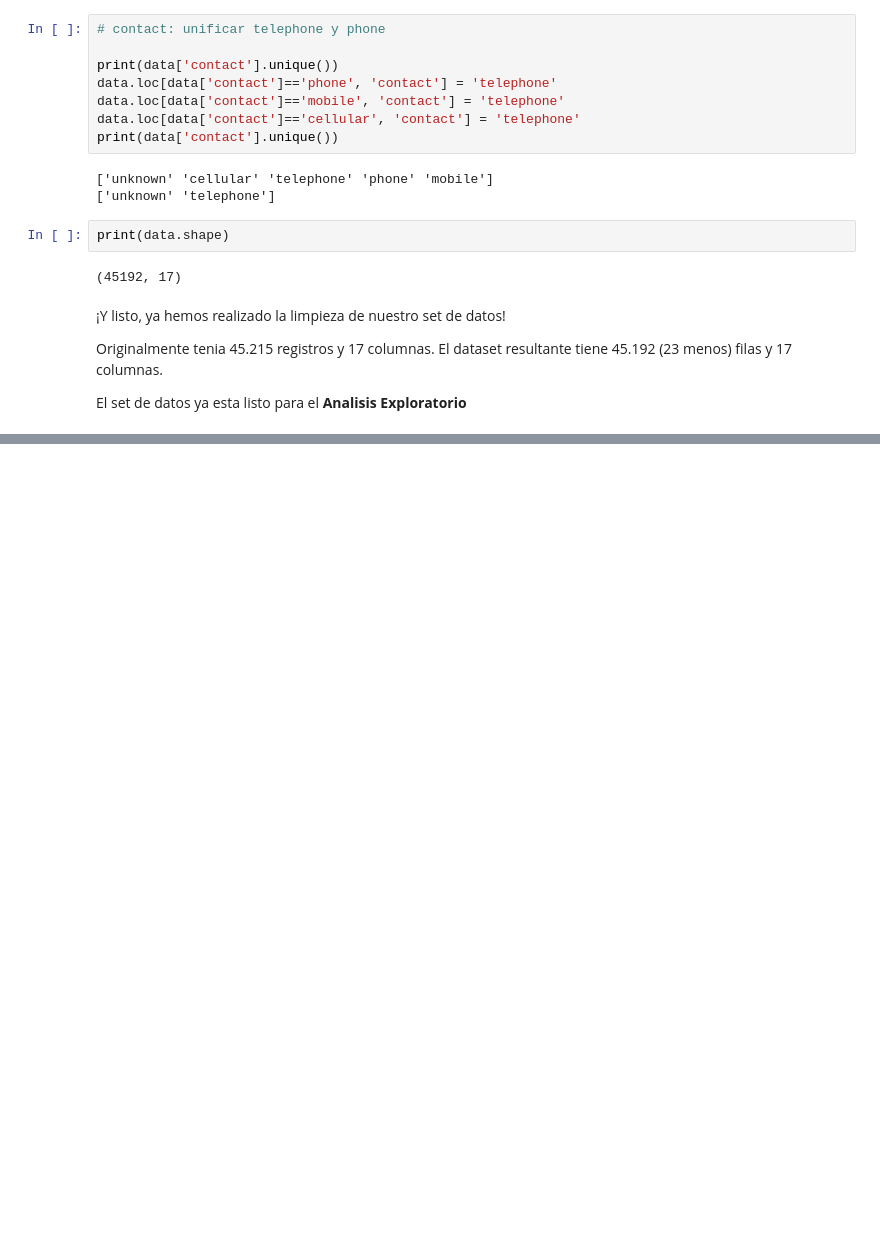
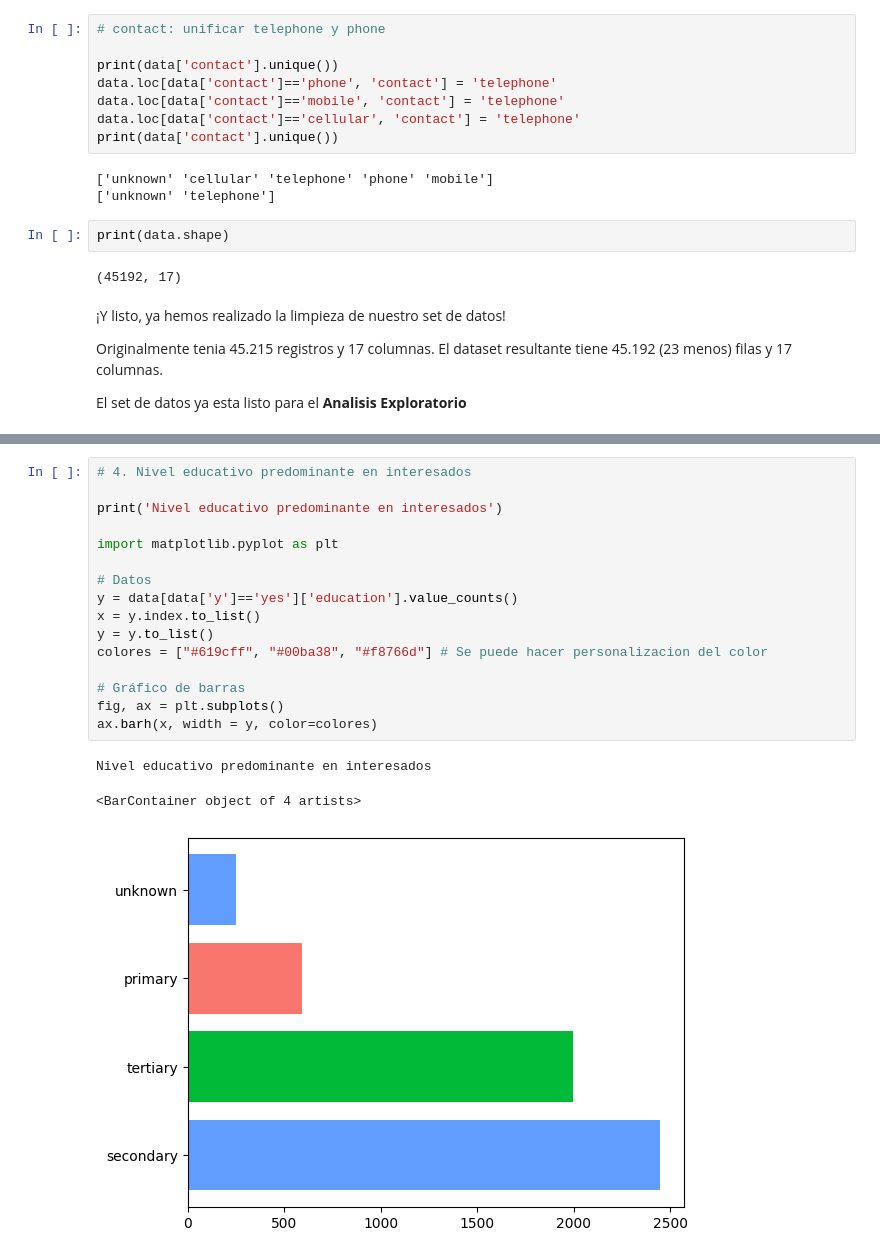
Before and after one commit to Dagnne/TalentoTechDag, a Jupyter notebook: Dagnne_Limpieza_datos.ipynb, the cells around one changed output, grey strips where cells are left out. Drawn from its saved outputs; the diff is of its cells as text; blank space fills up the shorter version.

```diff
--- a/Dagnne_Limpieza_datos.ipynb
+++ b/Dagnne_Limpieza_datos.ipynb
@@ -478,0 +562,20 @@ data.to_csv(ruta, index=False)
+# %%
+# 4. Nivel educativo predominante en interesados
+
+print('Nivel educativo predominante en interesados')
+
+import matplotlib.pyplot as plt
+
+# Datos
+y = data[data['y']=='yes']['education'].value_counts()
+x = y.index.to_list()
+y = y.to_list()
+colores = ["#619cff", "#00ba38", "#f8766d"] # Se puede hacer personalizacion del color
+
+# Gráfico de barras
+fig, ax = plt.subplots()
+ax.barh(x, width = y, color=colores)
+# %% [output]
+Nivel educativo predominante en interesados
+<BarContainer object of 4 artists>
+[figure, added]
```
Also changed, not shown: parts of 15 cells of this notebook.
